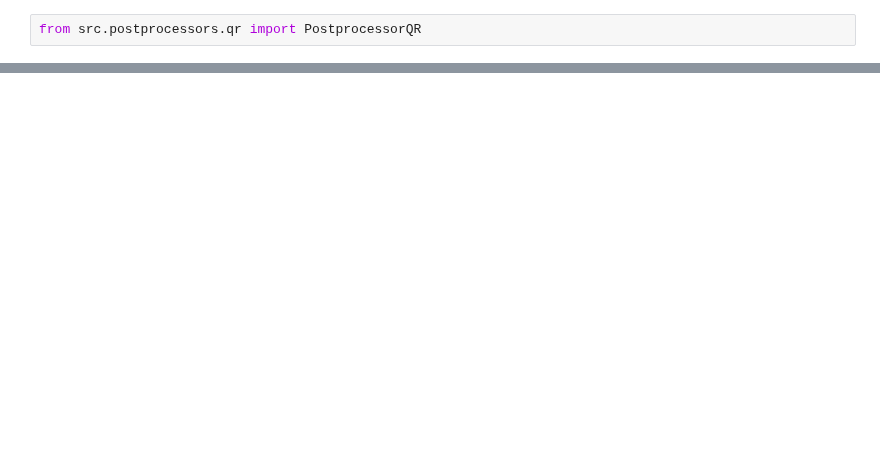
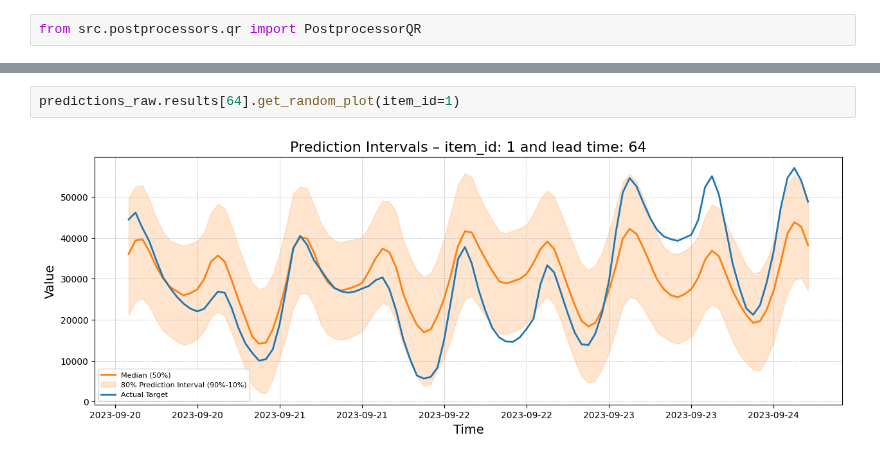
Before and after one commit to LouisSko/master-thesis, a Jupyter notebook: notebook.ipynb, the cells around one changed output, grey strips where cells are left out. Cells and saved outputs as stored; diff of their text form; blank space fills up the shorter version.

```diff
--- a/notebook.ipynb
+++ b/notebook.ipynb
@@ -364,0 +235,4 @@ predictions_benchmark_nn.results[64].get_random_plot()
+# %%
+predictions_raw.results[64].get_random_plot(item_id=1)
+# %% [output]
+[figure, added]
```
Also changed, not shown: parts of 87 cells of this notebook.
